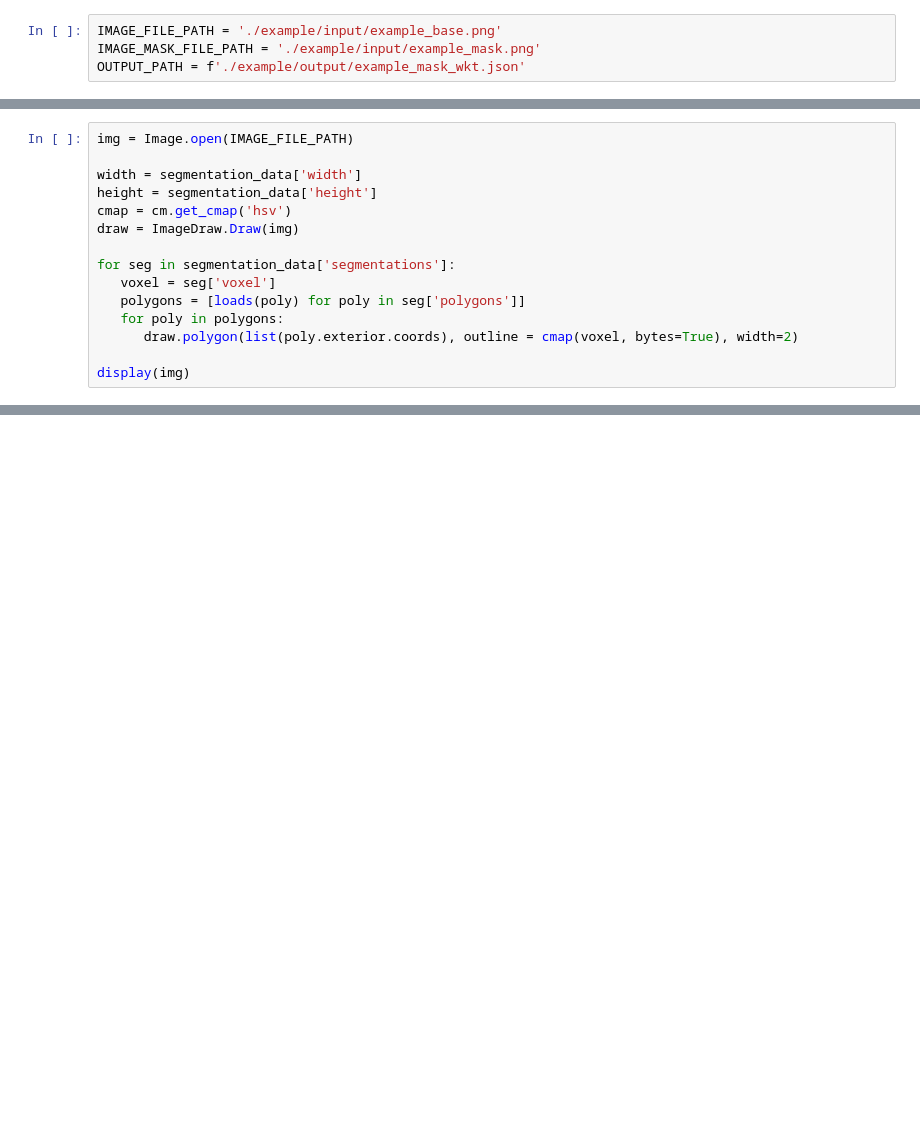
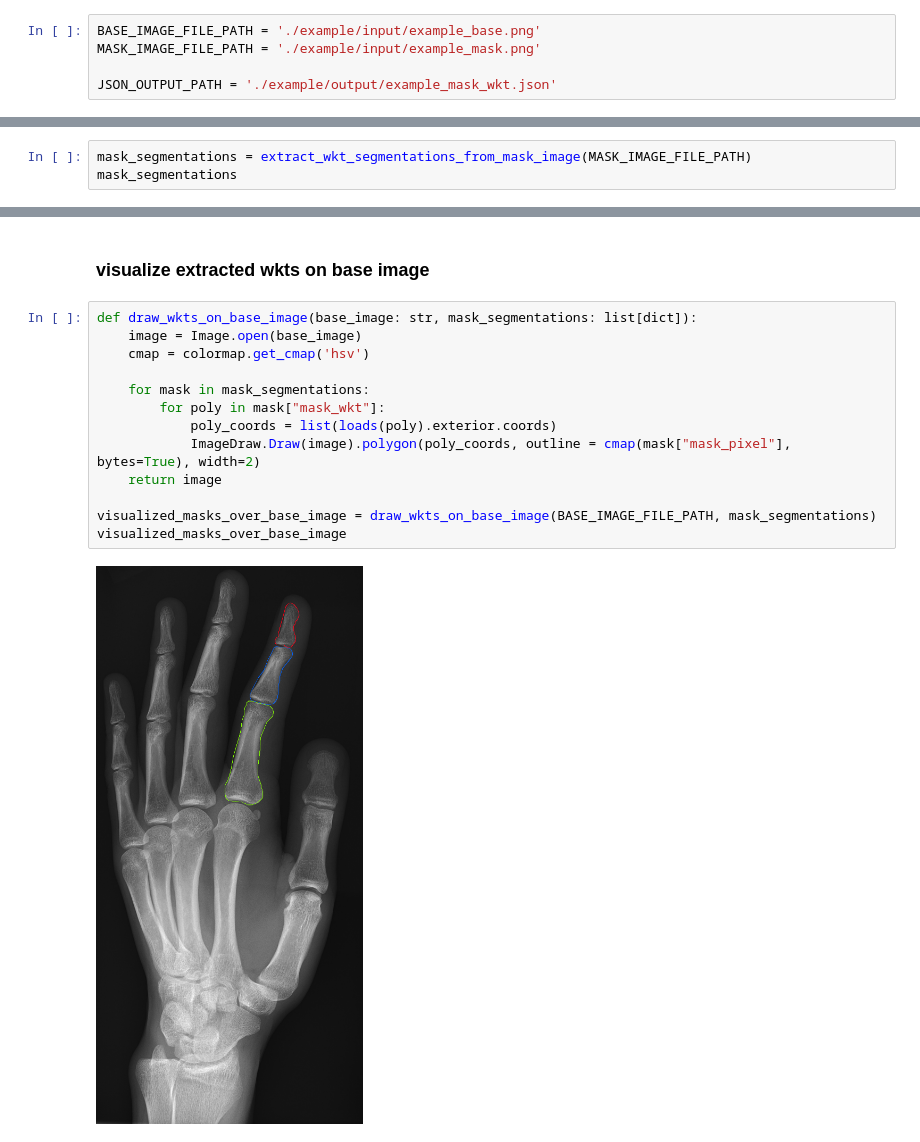
Before and after one commit to centaurlabs/centaur-recipes, a Jupyter notebook: mask_extraction/mask_extraction.ipynb, the cells around one changed output, grey strips where cells are left out. Saved outputs shown, nothing was run; the diff lists cells and outputs as text; blank space fills up the shorter version.

Commit message:
mask2wkt - minimal code recipe

```diff
--- a/mask_extraction/mask_extraction.ipynb
+++ b/mask_extraction/mask_extraction.ipynb
@@ -17,4 +23,5 @@ from mask_extraction import extract_segmentations_from_pixel_array
 # %%
-IMAGE_FILE_PATH = './example/input/example_base.png'
-IMAGE_MASK_FILE_PATH = './example/input/example_mask.png'
-OUTPUT_PATH = f'./example/output/example_mask_wkt.json'
+BASE_IMAGE_FILE_PATH = './example/input/example_base.png'
+MASK_IMAGE_FILE_PATH = './example/input/example_mask.png'
+
+JSON_OUTPUT_PATH = './example/output/example_mask_wkt.json'
@@ -31,15 +27,0 @@ json_file_path = nested_dict_to_json_file(segmentation_data, OUTPUT_PATH)
-# %%
-img = Image.open(IMAGE_FILE_PATH)
-
-width = segmentation_data['width']
-height = segmentation_data['height']
-cmap = cm.get_cmap('hsv')
-draw = ImageDraw.Draw(img)
-
-for seg in segmentation_data['segmentations']:
-   voxel = seg['voxel']
-   polygons = [loads(poly) for poly in seg['polygons']]
-   for poly in polygons:
-      draw.polygon(list(poly.exterior.coords), outline = cmap(voxel, bytes=True), width=2)
-
-display(img)
@@ -45,0 +63,3 @@ display(img)
+# %%
+mask_segmentations = extract_wkt_segmentations_from_mask_image(MASK_IMAGE_FILE_PATH)
+mask_segmentations
@@ -45,0 +81,17 @@ display(img)
+# %% [markdown]
+### visualize extracted wkts on base image
+# %%
+def draw_wkts_on_base_image(base_image: str, mask_segmentations: list[dict]):
+    image = Image.open(base_image)
+    cmap = colormap.get_cmap('hsv')
+
+    for mask in mask_segmentations:
+        for poly in mask["mask_wkt"]:
+            poly_coords = list(loads(poly).exterior.coords)
+            ImageDraw.Draw(image).polygon(poly_coords, outline = cmap(mask["mask_pixel"], bytes=True), width=2)
+    return image
+
+visualized_masks_over_base_image = draw_wkts_on_base_image(BASE_IMAGE_FILE_PATH, mask_segmentations)
+visualized_masks_over_base_image
+# %% [output]
+[figure, added]
```
Also changed, not shown: parts of 16 cells of this notebook, 7 other files.
